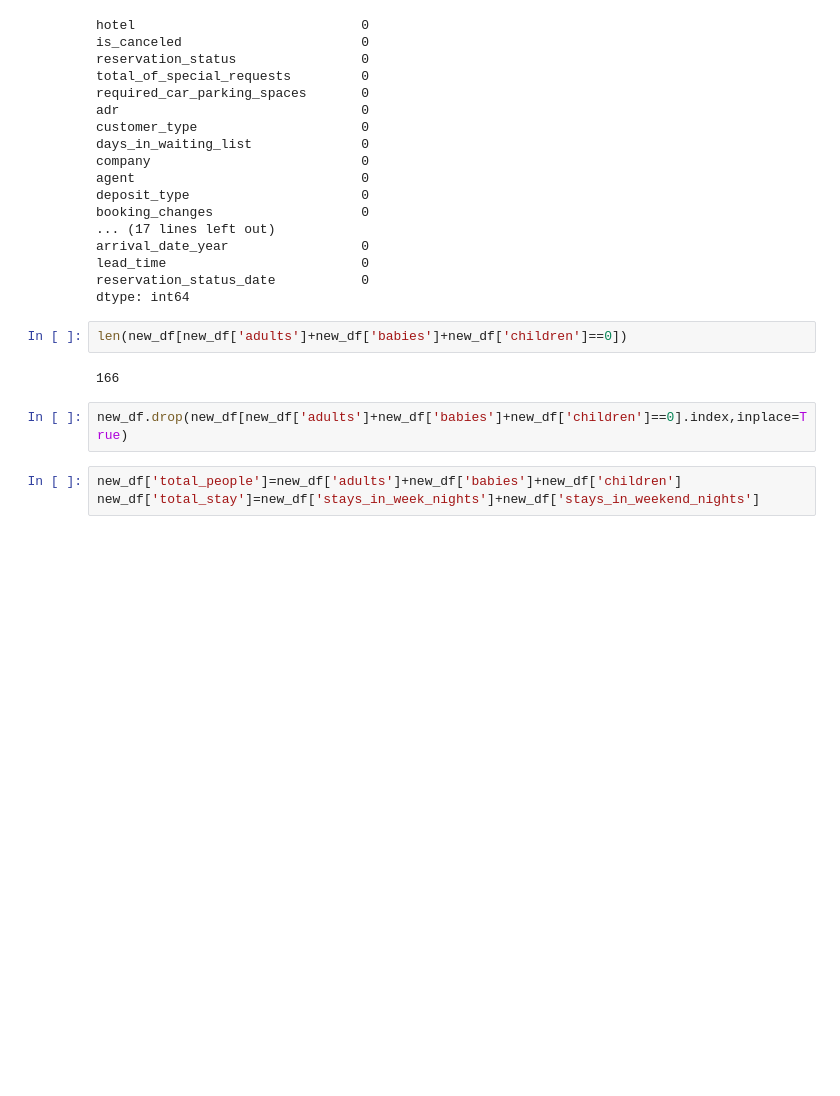
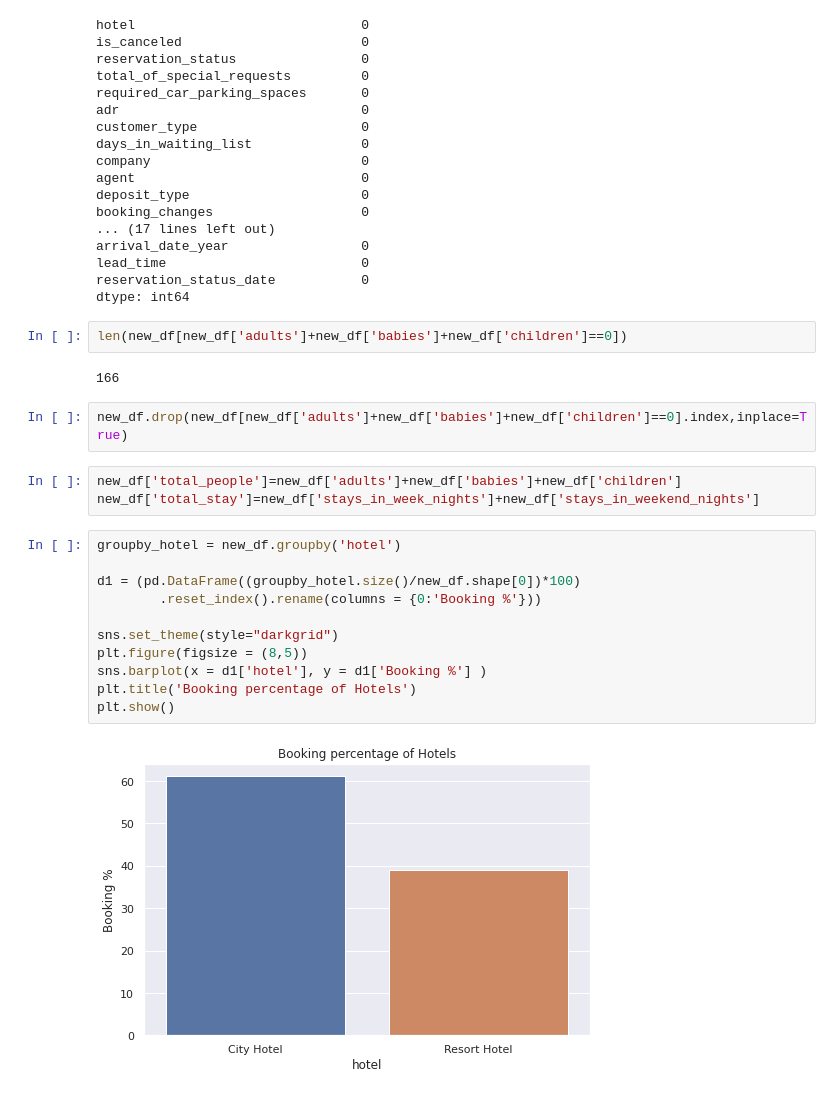
Before and after one commit to shaad4224/Hotel-Booking-Analysis, a Jupyter notebook: Hotel_Booking_Analysis_Capstone_Project.ipynb, the cells around one changed output. Cells and saved outputs as stored; diff of their text form; blank space fills up the shorter version.

```diff
--- a/Hotel_Booking_Analysis_Capstone_Project.ipynb
+++ b/Hotel_Booking_Analysis_Capstone_Project.ipynb
@@ -189,3 +189,16 @@ new_df.drop(new_df[new_df['adults']+new_df['babies']+new_df['children']==0].inde
 # %%
 new_df['total_people']=new_df['adults']+new_df['babies']+new_df['children']
 new_df['total_stay']=new_df['stays_in_week_nights']+new_df['stays_in_weekend_nights']
+# %%
+groupby_hotel = new_df.groupby('hotel')
+
+d1 = (pd.DataFrame((groupby_hotel.size()/new_df.shape[0])*100)
+        .reset_index().rename(columns = {0:'Booking %'}))
+
+sns.set_theme(style="darkgrid")
+plt.figure(figsize = (8,5))
+sns.barplot(x = d1['hotel'], y = d1['Booking %'] )
+plt.title('Booking percentage of Hotels')
+plt.show()
+# %% [output]
+[figure, added]
```
Also changed, not shown: parts of 24 cells of this notebook.
